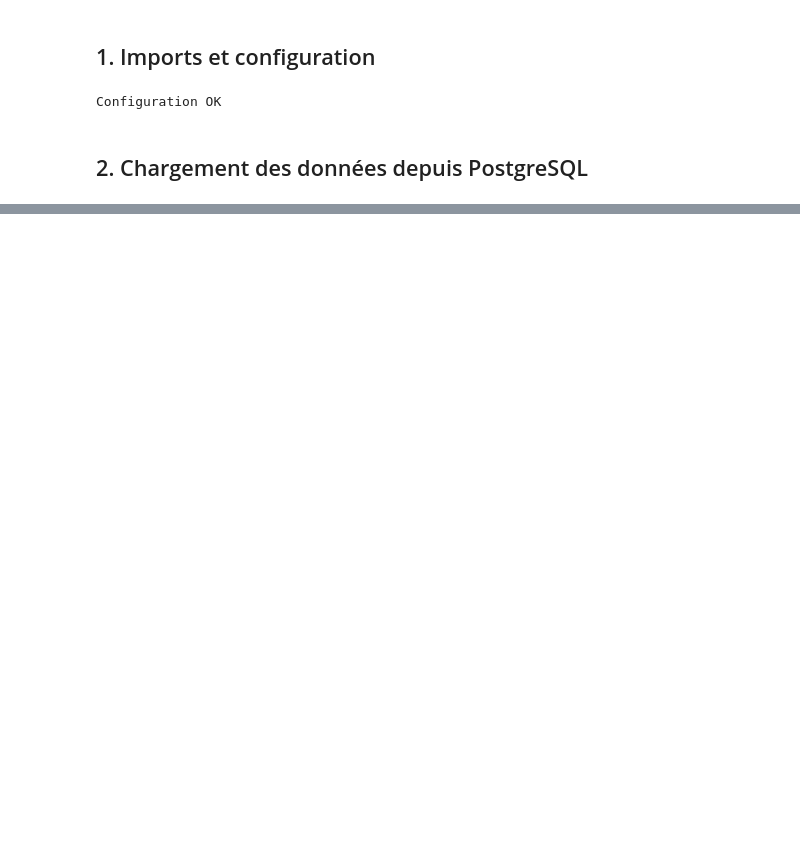
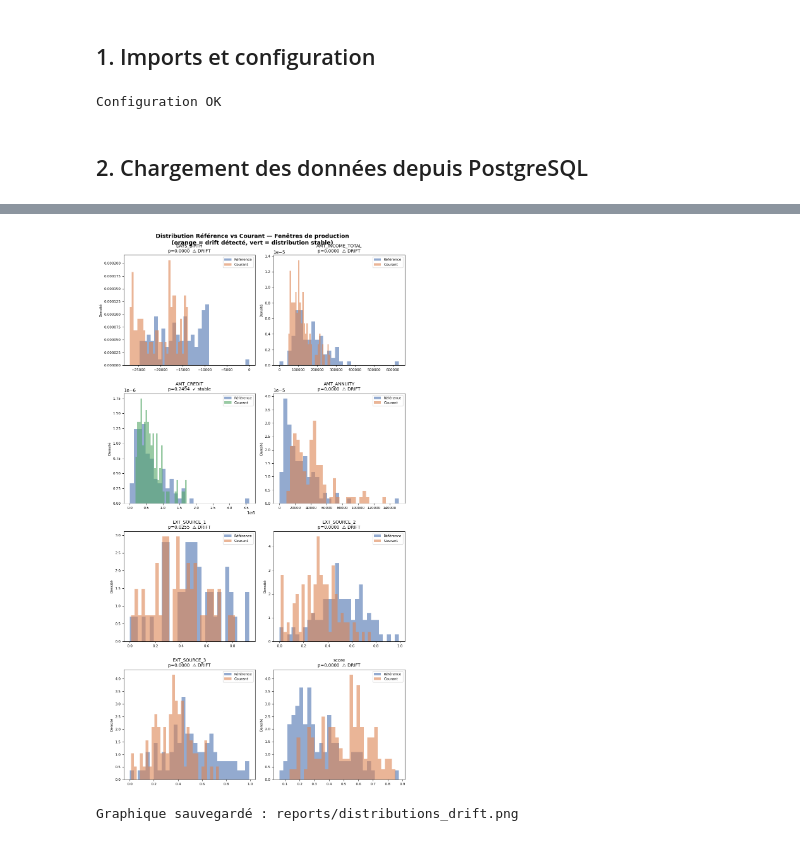
Before and after one commit to RaphaelRIVIERE/credit-scoring-mlops-production, a Jupyter notebook: monitoring/drift_report.ipynb, the cells around one changed output, grey strips where cells are left out. Drawn from its saved outputs; the diff is of its cells as text; code cells hidden in the pictures; blank space fills up the shorter version.

```diff
--- a/monitoring/drift_report.ipynb
+++ b/monitoring/drift_report.ipynb
@@ -129,0 +202,19 @@ Rapport interactif complet : ouvrir dans un navigateur
+# %%
+ks_results = []
+for feat in FEATURES:
+    ref_vals = reference[feat].dropna()
+    cur_vals = current[feat].dropna()
+    ks_stat, pvalue = stats.ks_2samp(ref_vals, cur_vals)
+    drift_detected = pvalue < 0.05
+    ks_results.append({
+        "Feature":       feat,
+        "KS stat":       round(ks_stat, 3),
+        "p-value":       round(pvalue, 4),
+        "Drift détecté": "OUI ⚠️" if drift_detected else "NON ✓",
+    })
+
+ks_df = pd.DataFrame(ks_results).set_index("Feature")
+display(ks_df)
+
+n_drift = ks_df["Drift détecté"].str.startswith("OUI").sum()
+print(f"\n{n_drift}/{len(FEATURES)} features en drift significatif (p < 0.05)")
@@ -130 +233,33 @@ Rapport interactif complet : ouvrir dans un navigateur
+# %%
+fig, axes = plt.subplots(4, 2, figsize=(10, 18))
+axes = axes.flatten()
+
+for i, feat in enumerate(FEATURES):
+    ref_vals = reference[feat].dropna()
+    cur_vals = current[feat].dropna()
+    _, pvalue = stats.ks_2samp(ref_vals, cur_vals)
+    drift = pvalue < 0.05
+
+    color_cur = "#DD8452" if drift else "#55A868"
+    status    = "⚠️ DRIFT" if drift else "✓ stable"
+
+    axes[i].hist(ref_vals, bins=30, alpha=0.6, label="Référence", color="#4C72B0", density=True)
+    axes[i].hist(cur_vals, bins=30, alpha=0.6, label="Courant",   color=color_cur,  density=True)
+    axes[i].set_title(f"{feat}\np={pvalue:.4f}  {status}", fontsize=10)
+    axes[i].set_ylabel("Densité", fontsize=8)
+    axes[i].legend(fontsize=8)
+    axes[i].tick_params(labelsize=8)
+
+plt.suptitle(
+    "Distribution Référence vs Courant — Fenêtres de production\n"
+    "(orange = drift détecté, vert = distribution stable)",
+    fontsize=13, fontweight="bold"
+)
+plt.tight_layout()
+plt.savefig("reports/distributions_drift.png", dpi=150, bbox_inches="tight")
+plt.show()
+print("Graphique sauvegardé : reports/distributions_drift.png")
+# %% [output]
+[figure, added]
+Graphique sauvegardé : reports/distributions_drift.png
 # %% [markdown]
```
Also changed, not shown: parts of 11 cells of this notebook.
